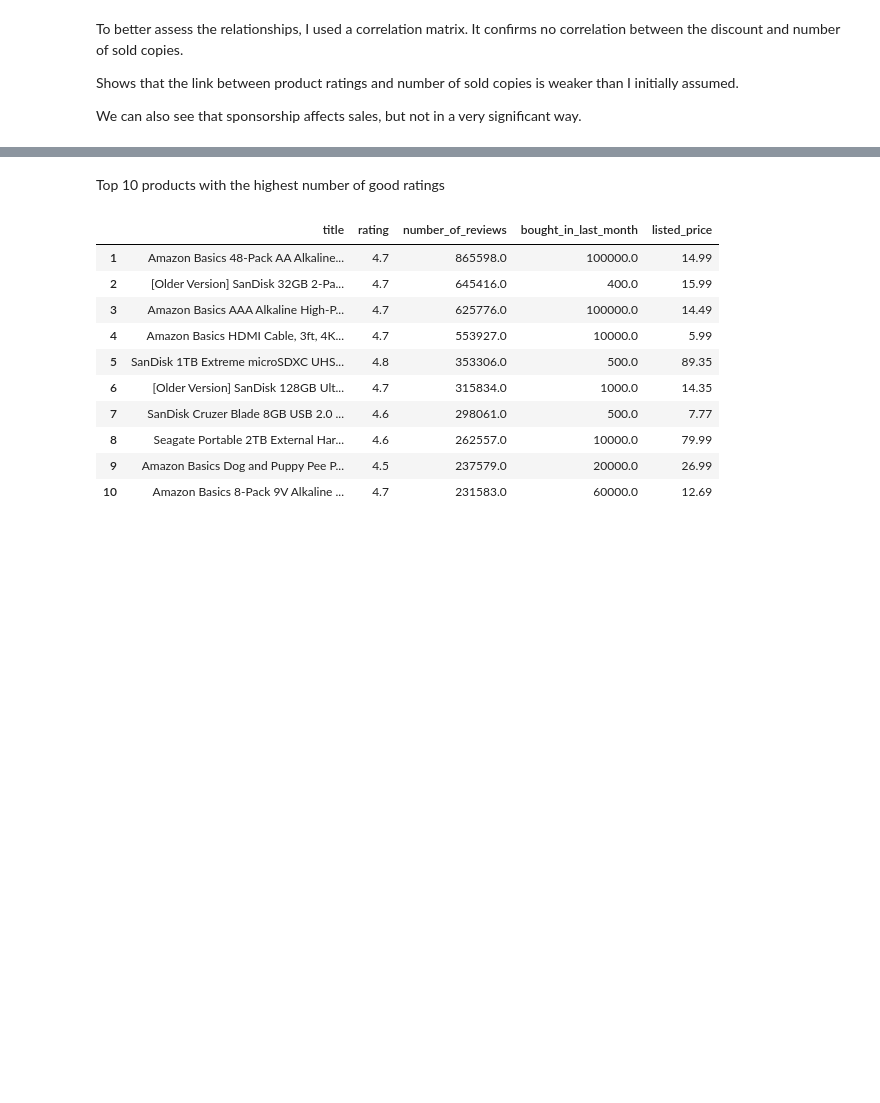
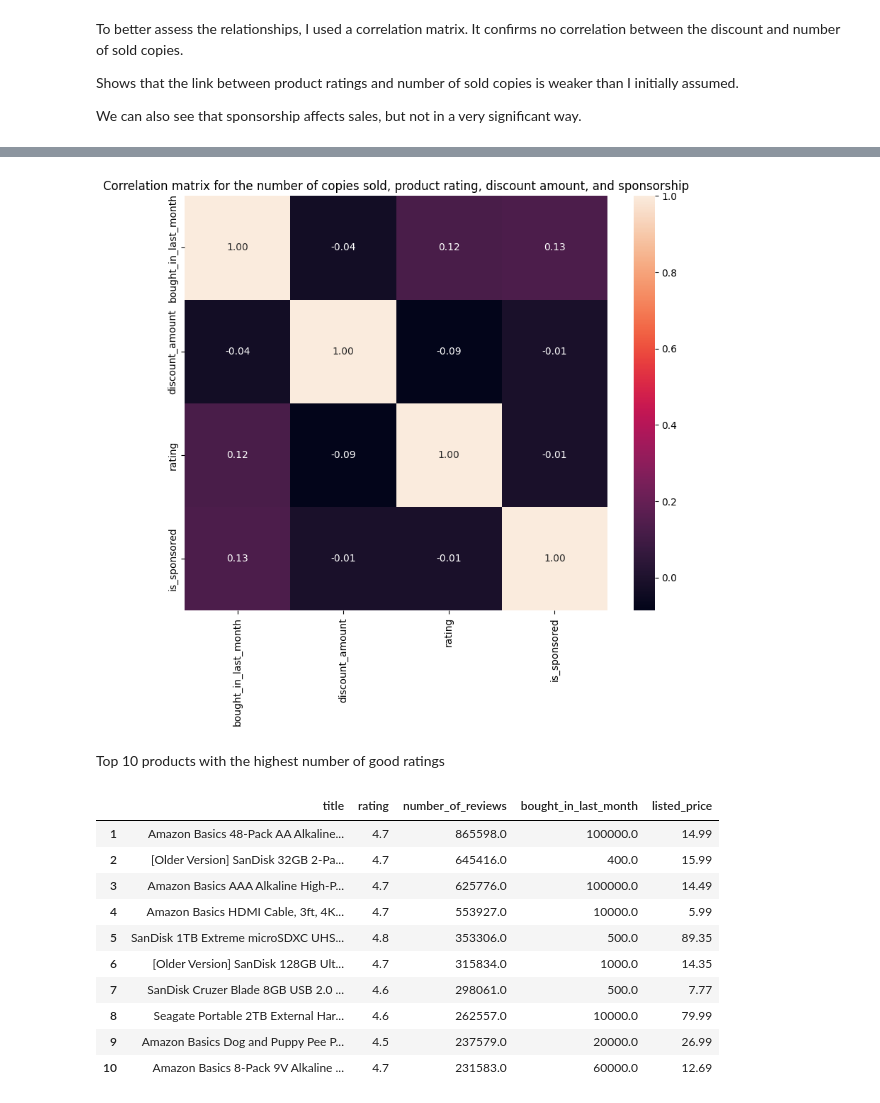
Before and after one commit to JanKotynia/SalesDataAnalysis, a Jupyter notebook: Sales.ipynb, the cells around one changed output, grey strips where cells are left out. Saved outputs shown, nothing was run; the diff lists cells and outputs as text; code cells hidden in the pictures; blank space fills up the shorter version.

```diff
--- a/Sales.ipynb
+++ b/Sales.ipynb
@@ -376,6 +409,15 @@ fig = px.imshow(
 fig.show()
 # %% [output]
 [interactive output not drawn]
+# %%
+plt.figure(figsize=(8, 8))
+sns.heatmap(corr, annot=True, fmt=".2f")
+
+plt.title("Correlation matrix for the number of copies sold, product rating, discount amount, and sponsorship")
+plt.tight_layout()
+plt.show()
+# %% [output]
+[figure, added]
 # %%
 df.drop(columns='discount_amount_log', inplace=True)
 # %% [markdown]
```
Also changed, not shown: parts of 9 cells of this notebook.
